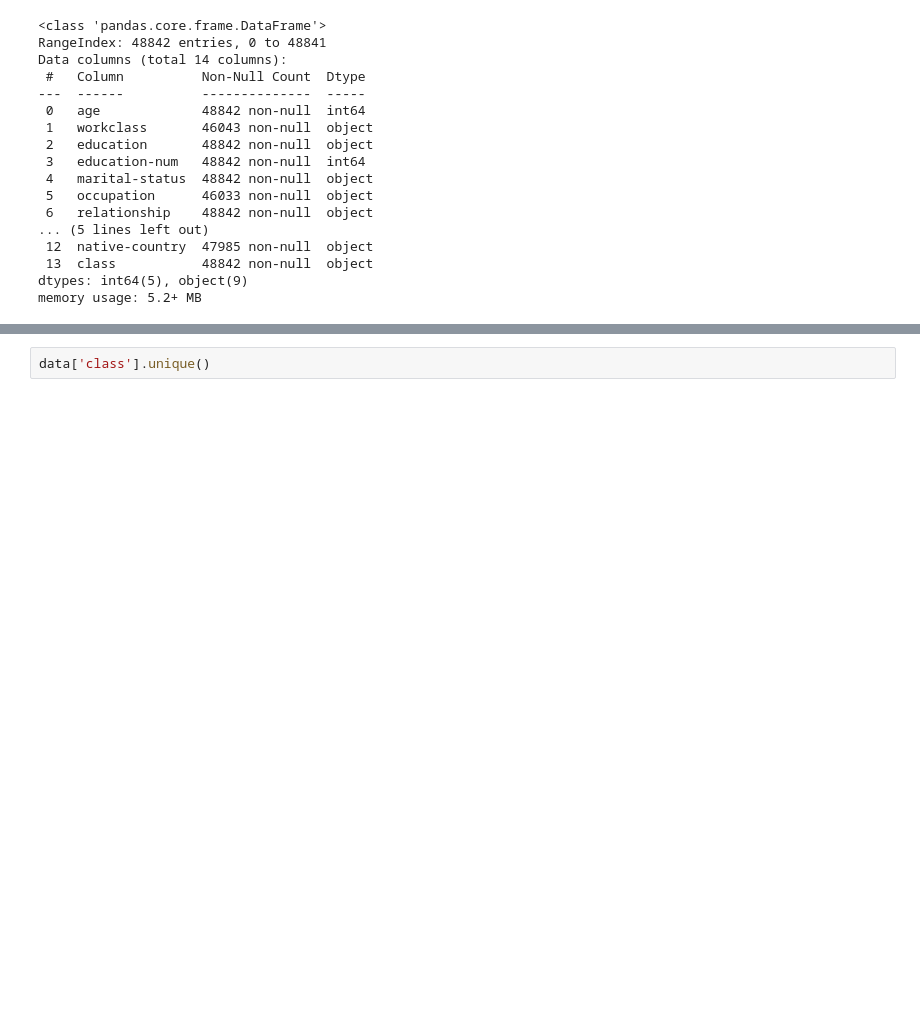
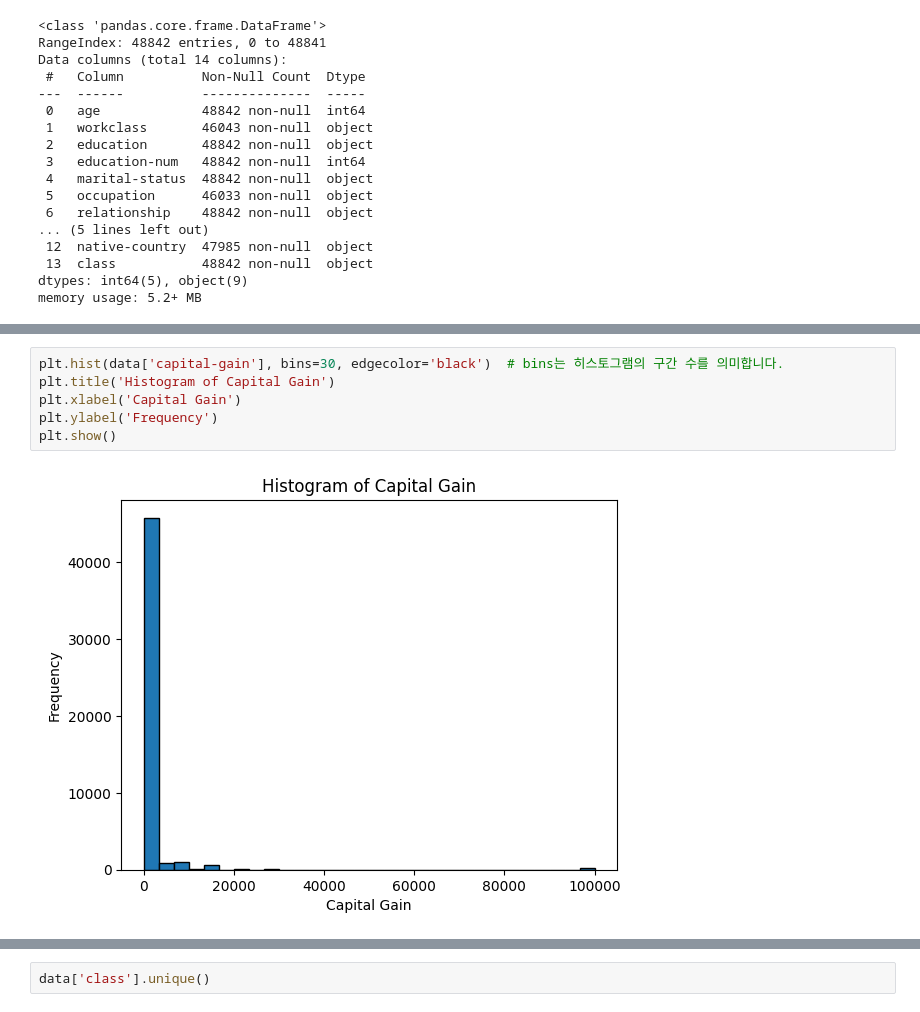
Before and after one commit to namolee/fintech_service, a Jupyter notebook: 06machine_learning/07앙상블모델연습2_연봉데이터.ipynb, the cells around one changed output, grey strips where cells are left out. Saved outputs shown, nothing was run; the diff lists cells and outputs as text; blank space fills up the shorter version.

Commit message:
data analysis_practice

```diff
--- a/06machine_learning/07앙상블모델연습2_연봉데이터.ipynb
+++ b/06machine_learning/07앙상블모델연습2_연봉데이터.ipynb
@@ -81,0 +90,8 @@ memory usage: 5.2+ MB
+# %%
+plt.hist(data['capital-gain'], bins=30, edgecolor='black')  # bins는 히스토그램의 구간 수를 의미합니다.
+plt.title('Histogram of Capital Gain')
+plt.xlabel('Capital Gain')
+plt.ylabel('Frequency')
+plt.show()
+# %% [output]
+[figure, added]
```
Also changed, not shown: parts of 25 cells of this notebook, 1 other file.
